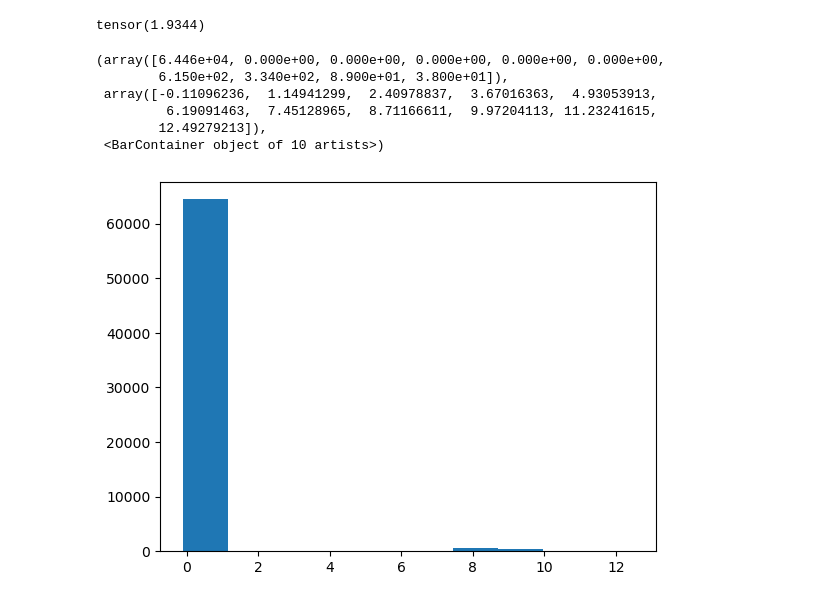
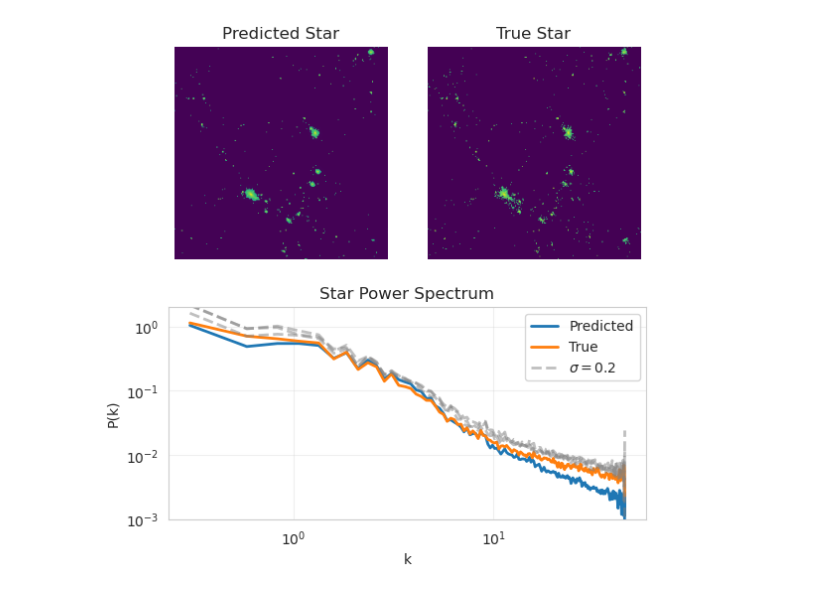
Before and after one commit to mingshauliu/DMLatent, a Jupyter notebook: flow/test.ipynb, the cells around one changed output. Cells and saved outputs as stored; diff of their text form; code cells hidden in the pictures.

```diff
--- a/flow/test.ipynb
+++ b/flow/test.ipynb
@@ -6,5 +6,5 @@ from star_flow import FlowMatchingModel
 # %%
-model_path = '/n/netscratch/iaifi_lab/Lab/msliu/flow/lightning_logs/9mzh1db9/checkpoints/best-model-epoch=95-val_loss=0.000676.ckpt'
+model_path = '/n/netscratch/iaifi_lab/Lab/msliu/flow/lightning_logs/TNG/checkpoints/best-model-epoch=95-val_loss=0.000676.ckpt'
 
 device = 'cuda' if torch.cuda.is_available() else 'cpu'
 model = FlowMatchingModel.load_from_checkpoint(model_path,map_location=device)
@@ -161,6 +97,0 @@ plt.show()
-# %%
-for i , num in enumerate([1,2,3,4,5,6]):
-    pred_star = predict_star_map(sample_tot, num_steps=num)
-    plt.subplot(2,3,i+1)
-    plt.imshow(pred_star)
-plt.show()
@@ -321,14 +98,54 @@ tensor([[-0.1113, -0.1113, -0.1113,  ..., -0.1113, -0.1113, -0.1113],
-# %%
-stars_test[0,0].std()
-# %% [output]
-tensor(1.9344)
-# %%
-plt.hist((stars_test[0,0].flatten()))
-# %% [output]
-(array([6.446e+04, 0.000e+00, 0.000e+00, 0.000e+00, 0.000e+00, 0.000e+00,
-        6.150e+02, 3.340e+02, 8.900e+01, 3.800e+01]),
- array([-0.11096236,  1.14941299,  2.40978837,  3.67016363,  4.93053913,
-         6.19091463,  7.45128965,  8.71166611,  9.97204113, 11.23241615,
-        12.49279213]),
- <BarContainer object of 10 artists>)
-[figure, removed]
+# %%
+k_pred_star, Pk_pred_star = get_pk(pred_star)
+k_true_star, Pk_true_star = get_pk(true_star)
+
+noisy_star_pk = [get_pk(mat) for mat in noisy_star]
+# %%
+import matplotlib.pyplot as plt
+import seaborn as sns
+
+# Set style
+sns.set_style("whitegrid")
+plt.rcParams['font.size'] = 10
+
+# Create figure and axes grid
+fig = plt.figure(figsize=(6, 6))
+
+# Top row: images
+ax_pred = plt.subplot2grid((2, 4), (0, 0), colspan=2)
+ax_true = plt.subplot2grid((2, 4), (0, 2), colspan=2)
+
+# Bottom row: power spectrum
+ax_star = plt.subplot2grid((2, 4), (1, 0), colspan=4)
+
+# Plot predicted star image
+ax_pred.imshow(pred_star, cmap='viridis')
+ax_pred.set_title("Predicted Star")
+ax_pred.axis('off')
+
+# Plot true star image
+ax_true.imshow(true_star, cmap='viridis')
+ax_true.set_title("True Star")
+ax_true.axis('off')
+
+# Plot power spectra
+ax_star.loglog(k_pred_star, Pk_pred_star, label="Predicted", linewidth=2)
+ax_star.loglog(k_true_star, Pk_true_star, label="True", linewidth=2)
+
+# Add noisy spectra
+for i, (k, pk) in enumerate(noisy_star_pk):
+    label = r'$\sigma=0.2$' if i == 0 else None  # avoid duplicate labels
+    ax_star.loglog(k, pk, linewidth=2, alpha=0.5, ls='--', color='gray', label=label)
+
+ax_star.set_title("Star Power Spectrum")
+ax_star.set_xlabel("k")
+ax_star.set_ylabel("P(k)")
+ax_star.set_ylim(1e-3, 2)
+ax_star.legend()
+ax_star.grid(True, alpha=0.3)
+
+plt.tight_layout(pad=2.0)
+plt.savefig("sample_noise.png", dpi=300, bbox_inches='tight')
+plt.show()
+# %% [output]
+[figure, added]
```
Also changed, not shown: parts of 29 cells of this notebook, 15 other files.
